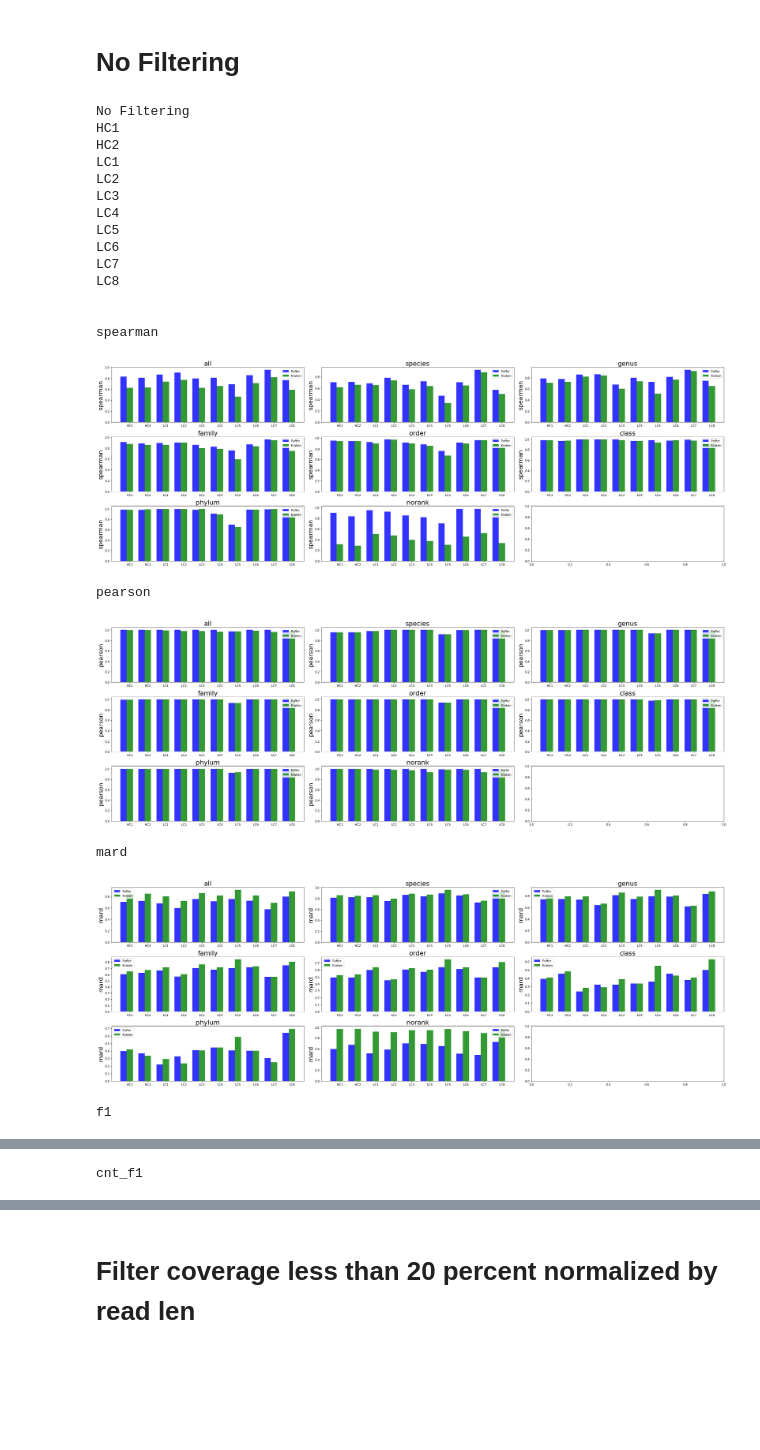
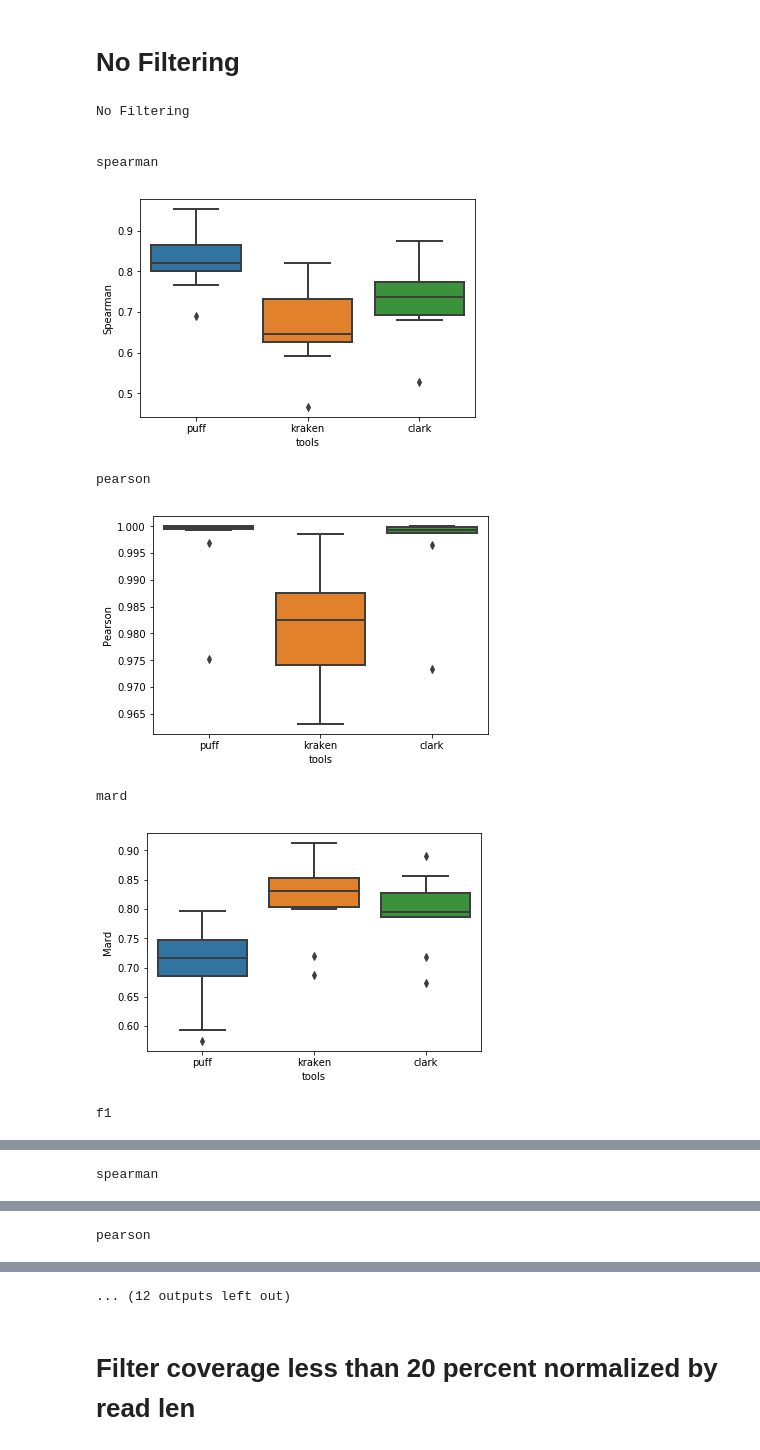
Before and after one commit to fataltes/quickNBs, a Jupyter notebook: pufferfish-krakmap-ISMB.ipynb, the cells around one changed output, grey strips where cells are left out. Cells and saved outputs as stored; diff of their text form; code cells hidden in the pictures; blank space fills up the shorter version.

```diff
--- a/pufferfish-krakmap-ISMB.ipynb
+++ b/pufferfish-krakmap-ISMB.ipynb
@@ -121,3 +178,9 @@ truth.head()
 # %%
 # for k, v in ds_truth.items():
 #     v.to_csv('/mnt/scratch2/fatemeh/krakpuff/truth_files/{}.truth'.format(k))
+# %%
+ds_truth = {}
+for dataset in ['HC1', 'HC2', 'LC1', 'LC2', 'LC3', 'LC4', 'LC5', 'LC6', 'LC7', 'LC8']:
+    for level in ['species', 'genus', 'family', 'order', 'class', 'phylum']:
+        key = dataset + '-' + level
+        ds_truth[key] = pd.DataFrame.from_csv('/mnt/scratch2/fatemeh/krakpuff/truth_files/{}.truth'.format(key))
@@ -281,3 +415,18 @@ def draw_plots(stats_df):
             i += 1
         plt.tight_layout()
         plt.show()
+# %%
+def draw_box_plots(stats_df, levels, xaxis, hues, title):
+
+    datasets = ['HC1', 'HC2', 'LC1', 'LC2', 'LC3', 'LC4', 'LC5', 'LC6', 'LC7', 'LC8']
+    #levels = ['all', 'species']#, 'genus', 'family', 'order', 'class', 'phylum', 'norank']
+    statistics = ['spearman', 'pearson', 'mard', 'f1']#, 'cnt_f1']
+
+    for st in statistics:
+        print('\n\n{}'.format(st))
+        sb.boxplot(x=xaxis, y=st, hue=hues, data=stats_df[stats_df['level'].isin(levels)], linewidth=2)
+        plt.legend()
+        #plt.title(st, fontsize=22)
+        plt.ylabel(st.title())
+        plt.savefig("{}_{}.pdf".format(title, st))
+        plt.show()
@@ -285,30 +450,30 @@ def draw_plots(stats_df):
 # No Filtering
 # %%
 print("\n\nNo Filtering")
-(stats_df, kraken, puffer) = prepare('/mnt/scratch2/fatemeh/krakpuff/truth_files/{}.truth',
-                                           '/mnt/scratch2/avi/meta-map/kraken/krakOut/{}_unfilt.rpt',
-                                                 '/mnt/scratch2/fatemeh/krakpuff/{}_species_unfilt.out',
-                                     '/mnt/scratch2/fatemeh/krakpuff/statSummary/unfiltered.stat')
-draw_plots(stats_df)
-#stats_df
+clark_df = merge_clark_results('/mnt/scratch2/fatemeh/krakpuff/clark_reports/{}_species.rpt',
+                               '/mnt/scratch2/fatemeh/krakpuff/clark_reports/{}_{}.rpt')
+#(stats_df, kraken, puffer) = prepare('/mnt/scratch2/fatemeh/krakpuff/truth_files/{}.truth',
+#                                            '/mnt/scratch2/avi/meta-map/kraken/krakOut/{}_unfilt.rpt',
+#                                                  '/mnt/scratch2/fatemeh/krakpuff/{}_species_unfilt.out',
+#                                      clark_df,
+#                                      '/mnt/scratch2/fatemeh/krakpuff/statSummary/unfiltered.stat')
+#draw_plots(stats_df)
+#unpivot_stat = unpivot(stats_df)
+#unpivot_stat
+levels = ['all']
+draw_box_plots(unpivot_stat[unpivot_stat['level'] == 'all'], levels, 'tools', None, '/mnt/scratch2/fatemeh/krakpuff/statSummary/plots/no_filt_all')
+levels = ['species', 'genus', 'family', 'order', 'class', 'phylum']
+draw_box_plots(unpivot_stat, levels, 'level', 'tools','/mnt/scratch2/fatemeh/krakpuff/statSummary/plots/no_filt_levels')
+levels = ['norank']
+draw_box_plots(unpivot_stat[unpivot_stat['spearman'] != 0], levels, 'tools', None, '/mnt/scratch2/fatemeh/krakpuff/statSummary/plots/no_filt_norank')
 # %% [output]
 No Filtering
-HC1
-HC2
-LC1
-LC2
-LC3
-LC4
-LC5
-LC6
-LC7
-LC8
 
 
 spearman
-[figure, old version]
+[figure, new version]
 pearson
-[figure, old version]
+[figure, new version]
 mard
-[figure, old version]
+[figure, new version]
 f1
@@ -316 +481 @@ f1
-cnt_f1
+spearman
@@ -317,0 +483 @@ cnt_f1
+pearson
@@ -318,3 +485,4 @@ cnt_f1
+... (12 outputs left out)
 # %% [markdown]
 # Filter coverage less than 20 percent normalized by read len
 # %%
```
Also changed, not shown: parts of 28 cells of this notebook.
